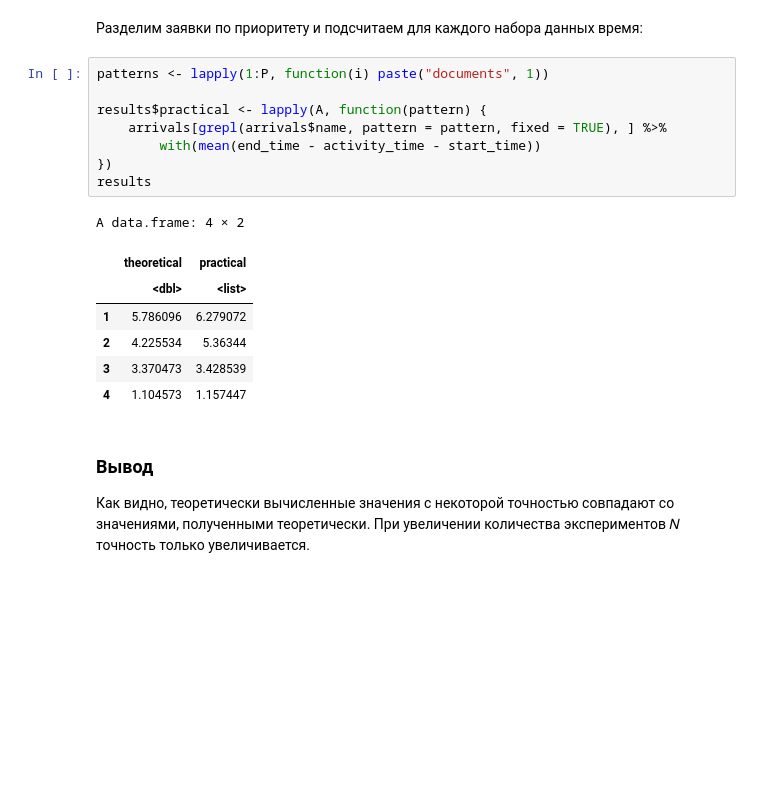
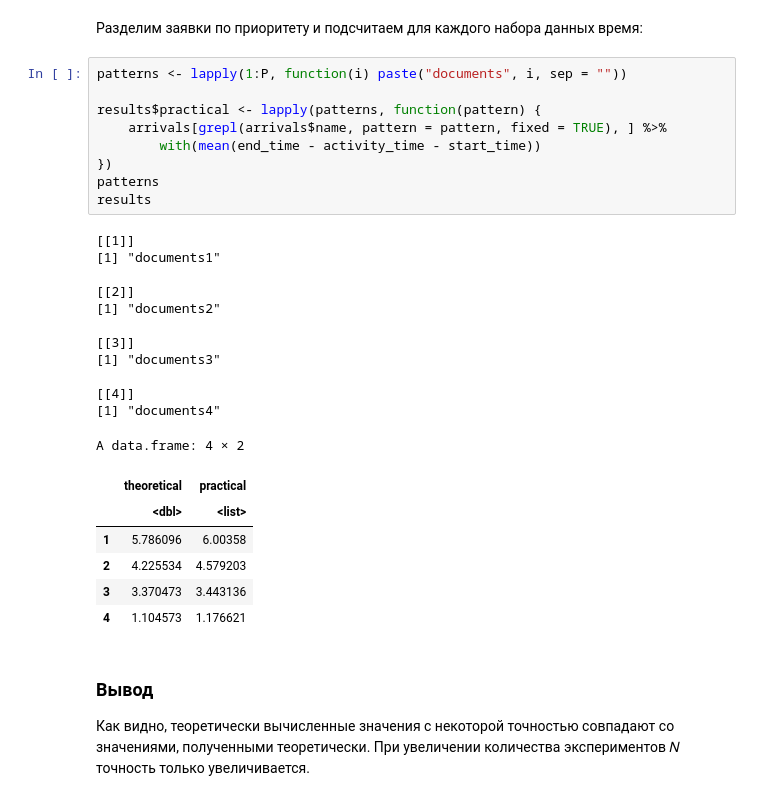
Before and after one commit to DeadlySquad13/t4-2-PerformanceAnalysis__Labs, a Jupyter notebook: Lab8/PerformanceAnalysis__Lab8.ipynb, the cells around one changed output. Drawn from its saved outputs; the diff is of its cells as text; blank space fills up the shorter version.

```diff
--- a/Lab8/PerformanceAnalysis__Lab8.ipynb
+++ b/Lab8/PerformanceAnalysis__Lab8.ipynb
@@ -264,21 +265,33 @@ arrivals["activity_time"][is.na(arrivals["activity_time"])] <- 0
 # %% [markdown]
 Разделим заявки по приоритету и подсчитаем для каждого набора данных время:
 # %%
-patterns <- lapply(1:P, function(i) paste("documents", 1))
+patterns <- lapply(1:P, function(i) paste("documents", i, sep = ""))
 
-results$practical <- lapply(A, function(pattern) {
+results$practical <- lapply(patterns, function(pattern) {
     arrivals[grepl(arrivals$name, pattern = pattern, fixed = TRUE), ] %>%
         with(mean(end_time - activity_time - start_time))
 })
+patterns
 results
 # %% [output]
-A data.frame: 4 × 2
+[[1]]
+[1] "documents1"
+
+[[2]]
+[1] "documents2"
+
+[[3]]
+[1] "documents3"
+
+[[4]]
+[1] "documents4"
+A data.frame: 4 × 2
 |  | theoretical | practical |
 |  | <dbl> | <list> |
-| 1 | 5.786096 | 6.279072 |
-| 2 | 4.225534 | 5.36344 |
-| 3 | 3.370473 | 3.428539 |
-| 4 | 1.104573 | 1.157447 |
+| 1 | 5.786096 | 6.00358 |
+| 2 | 4.225534 | 4.579203 |
+| 3 | 3.370473 | 3.443136 |
+| 4 | 1.104573 | 1.176621 |
 # %% [markdown]
 ### Вывод
 Как видно, теоретически вычисленные значения с некоторой точностью совпадают
```
Also changed, not shown: parts of 6 cells of this notebook, 1 other file.
